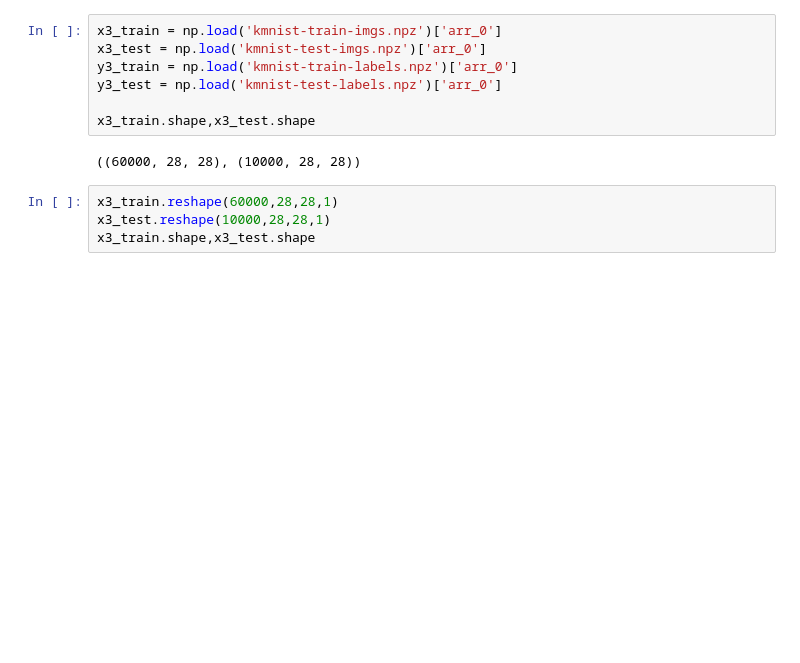
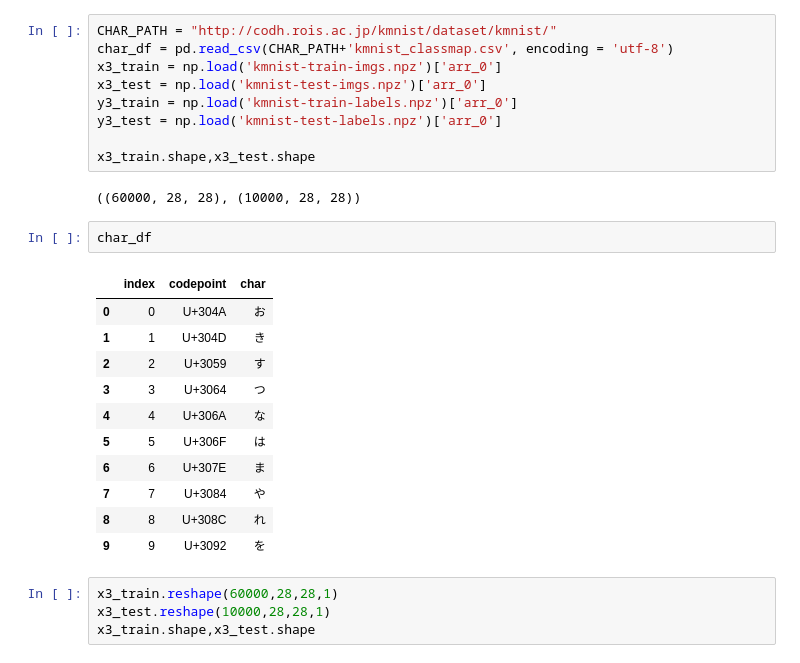
Before and after one commit to cemsanga/MAT555E_Assignments, a Jupyter notebook: HW4_CemS.ipynb, the cells around one changed output. Drawn from its saved outputs; the diff is of its cells as text; blank space fills up the shorter version.

```diff
--- a/HW4_CemS.ipynb
+++ b/HW4_CemS.ipynb
@@ -700,6 +703,8 @@ Downloading kmnist-test-imgs.npz - 3.0 MB
 Downloading kmnist-test-labels.npz - 0.0 MB
 All dataset files downloaded!
 # %%
+CHAR_PATH = "http://codh.rois.ac.jp/kmnist/dataset/kmnist/"
+char_df = pd.read_csv(CHAR_PATH+'kmnist_classmap.csv', encoding = 'utf-8')
 x3_train = np.load('kmnist-train-imgs.npz')['arr_0']
 x3_test = np.load('kmnist-test-imgs.npz')['arr_0']
 y3_train = np.load('kmnist-train-labels.npz')['arr_0']
@@ -708,6 +713,20 @@ y3_test = np.load('kmnist-test-labels.npz')['arr_0']
 x3_train.shape,x3_test.shape
 # %% [output]
 ((60000, 28, 28), (10000, 28, 28))
+# %%
+char_df
+# %% [output]
+|  | index | codepoint | char |
+| 0 | 0 | U+304A | お |
+| 1 | 1 | U+304D | き |
+| 2 | 2 | U+3059 | す |
+| 3 | 3 | U+3064 | つ |
+| 4 | 4 | U+306A | な |
+| 5 | 5 | U+306F | は |
+| 6 | 6 | U+307E | ま |
+| 7 | 7 | U+3084 | や |
+| 8 | 8 | U+308C | れ |
+| 9 | 9 | U+3092 | を |
 # %%
 x3_train.reshape(60000,28,28,1)
 x3_test.reshape(10000,28,28,1)
```
Also changed, not shown: parts of 45 cells of this notebook.
